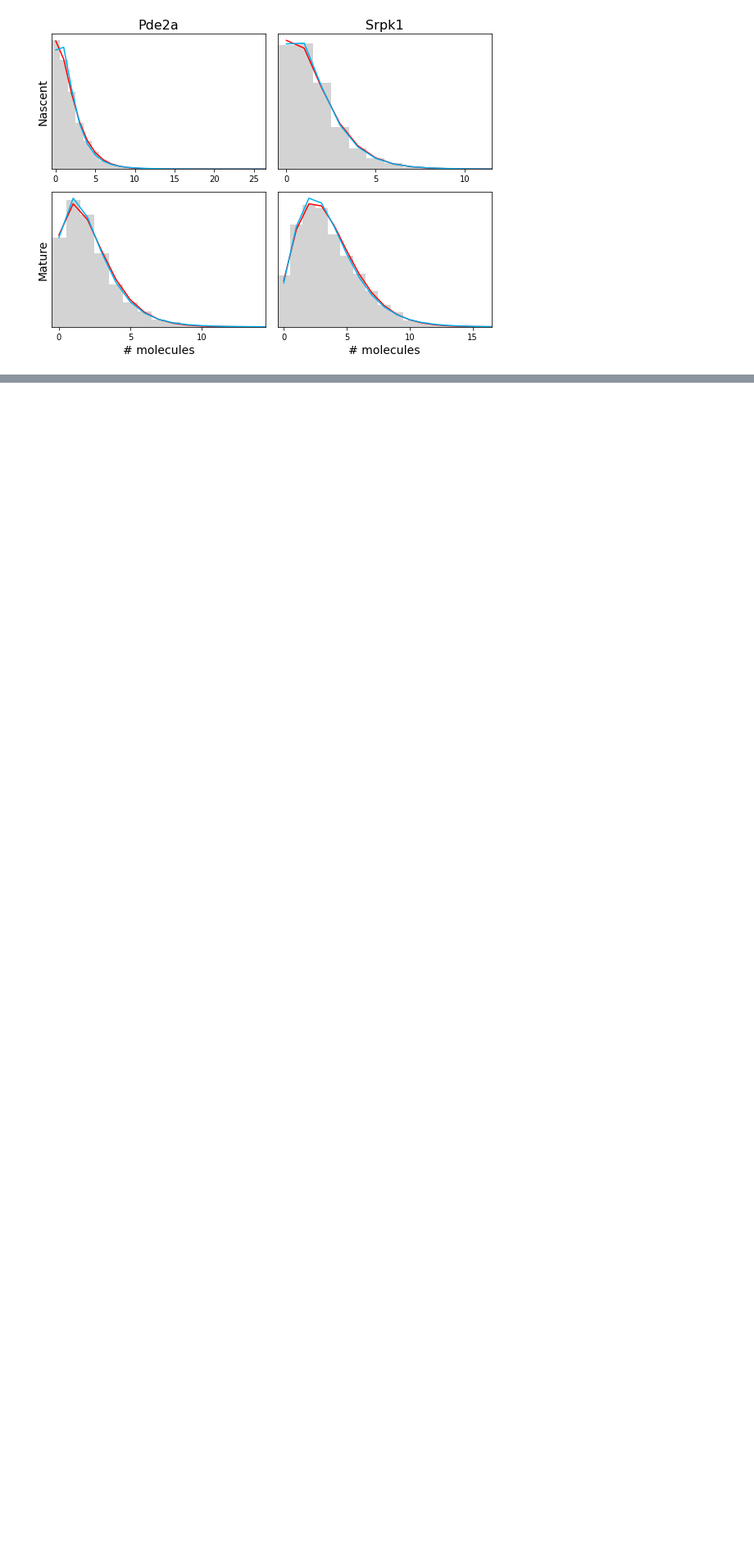
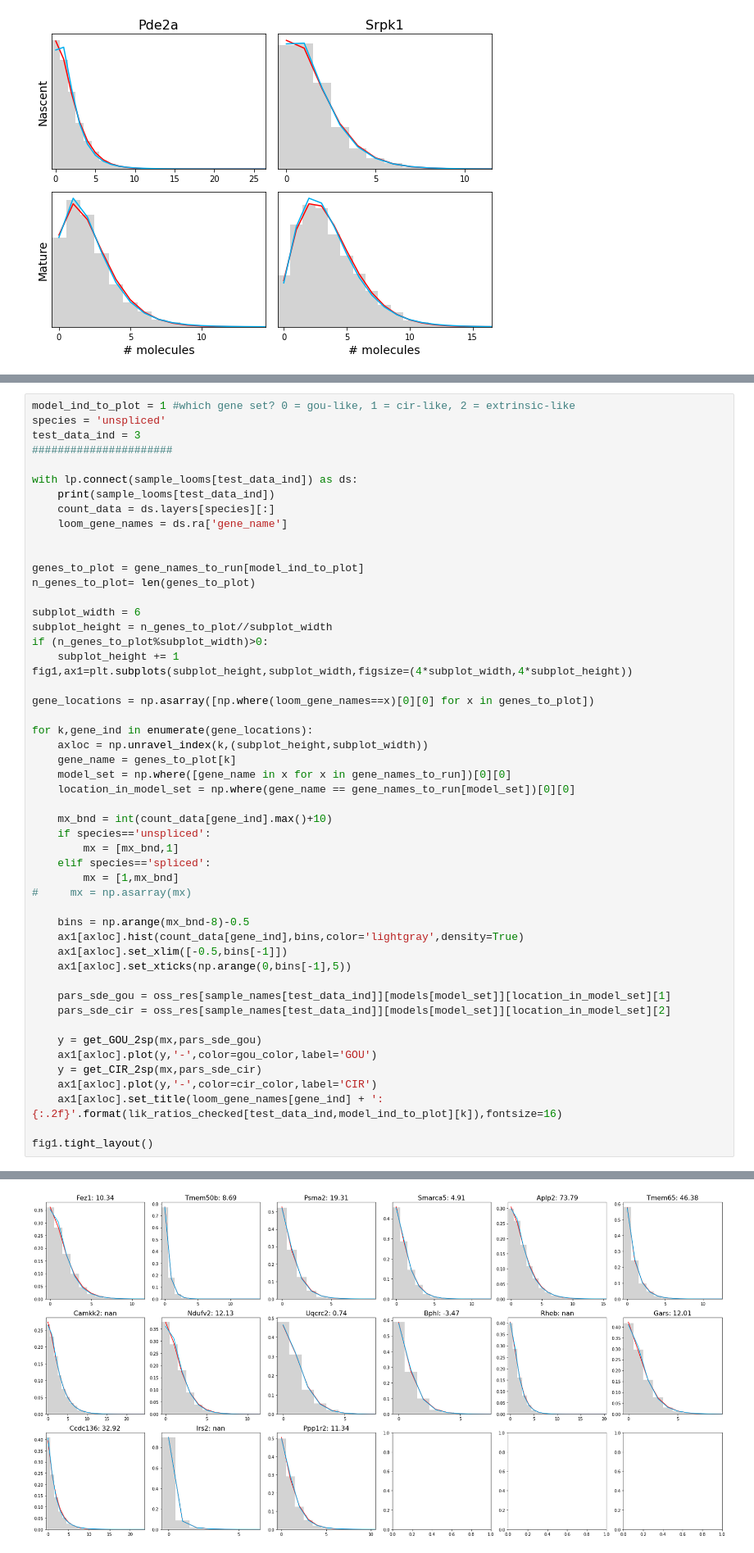
Before and after one commit to pachterlab/GVFP_2021, a Jupyter notebook: figure_4_notebook.ipynb, the cells around one changed output, grey strips where cells are left out. Shown at 82% size. Saved outputs shown, nothing was run; the diff lists cells and outputs as text; blank space fills up the shorter version.

```diff
--- a/figure_4_notebook.ipynb
+++ b/figure_4_notebook.ipynb
@@ -1059,0 +1082,52 @@ plt.savefig('fig/questionable_fits.pdf')
+# %%
+model_ind_to_plot = 1 #which gene set? 0 = gou-like, 1 = cir-like, 2 = extrinsic-like
+species = 'unspliced'
+test_data_ind = 3
+######################
+
+with lp.connect(sample_looms[test_data_ind]) as ds:
+    print(sample_looms[test_data_ind])
+    count_data = ds.layers[species][:]
+    loom_gene_names = ds.ra['gene_name']
+
+
+genes_to_plot = gene_names_to_run[model_ind_to_plot]
+n_genes_to_plot= len(genes_to_plot)
+
+subplot_width = 6
+subplot_height = n_genes_to_plot//subplot_width
+if (n_genes_to_plot%subplot_width)>0:
+    subplot_height += 1
+fig1,ax1=plt.subplots(subplot_height,subplot_width,figsize=(4*subplot_width,4*subplot_height))
+
+gene_locations = np.asarray([np.where(loom_gene_names==x)[0][0] for x in genes_to_plot])
+
+for k,gene_ind in enumerate(gene_locations):
+    axloc = np.unravel_index(k,(subplot_height,subplot_width))
+    gene_name = genes_to_plot[k]
+    model_set = np.where([gene_name in x for x in gene_names_to_run])[0][0]
+    location_in_model_set = np.where(gene_name == gene_names_to_run[model_set])[0][0]
+
+    mx_bnd = int(count_data[gene_ind].max()+10)
+    if species=='unspliced':
+        mx = [mx_bnd,1]
+    elif species=='spliced':
+        mx = [1,mx_bnd]
+#     mx = np.asarray(mx)
+
+    bins = np.arange(mx_bnd-8)-0.5
+    ax1[axloc].hist(count_data[gene_ind],bins,color='lightgray',density=True)
+    ax1[axloc].set_xlim([-0.5,bins[-1]])
+    ax1[axloc].set_xticks(np.arange(0,bins[-1],5))
+
+    pars_sde_gou = oss_res[sample_names[test_data_ind]][models[model_set]][location_in_model_set][1]
+    pars_sde_cir = oss_res[sample_names[test_data_ind]][models[model_set]][location_in_model_set][2]
+
+    y = get_GOU_2sp(mx,pars_sde_gou)
+    ax1[axloc].plot(y,'-',color=gou_color,label='GOU')
+    y = get_CIR_2sp(mx,pars_sde_cir)
+    ax1[axloc].plot(y,'-',color=cir_color,label='CIR')
+    ax1[axloc].set_title(loom_gene_names[gene_ind] + ': {:.2f}'.format(lik_ratios_checked[test_data_ind,model_ind_to_plot][k]),fontsize=16)
+
+fig1.tight_layout()
+# %% [output]
@@ -1060,3 +1135,4 @@ plt.savefig('fig/questionable_fits.pdf')
+[figure, added]
 # %% [markdown]
 ## Bayes factors
 # %%
```
Also changed, not shown: parts of 5 cells of this notebook, 5 other files.
